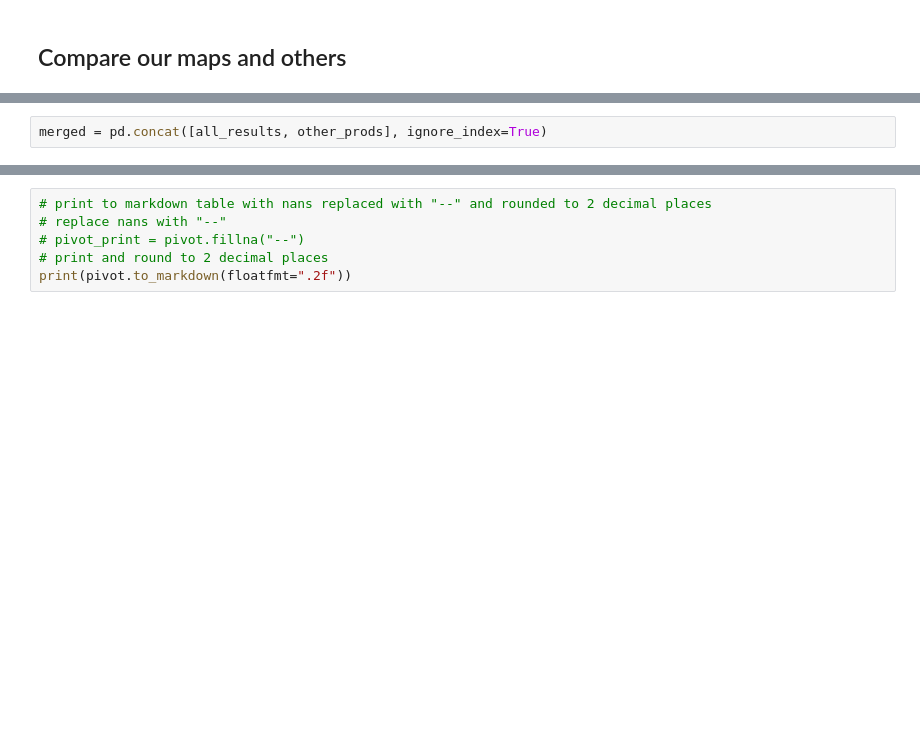
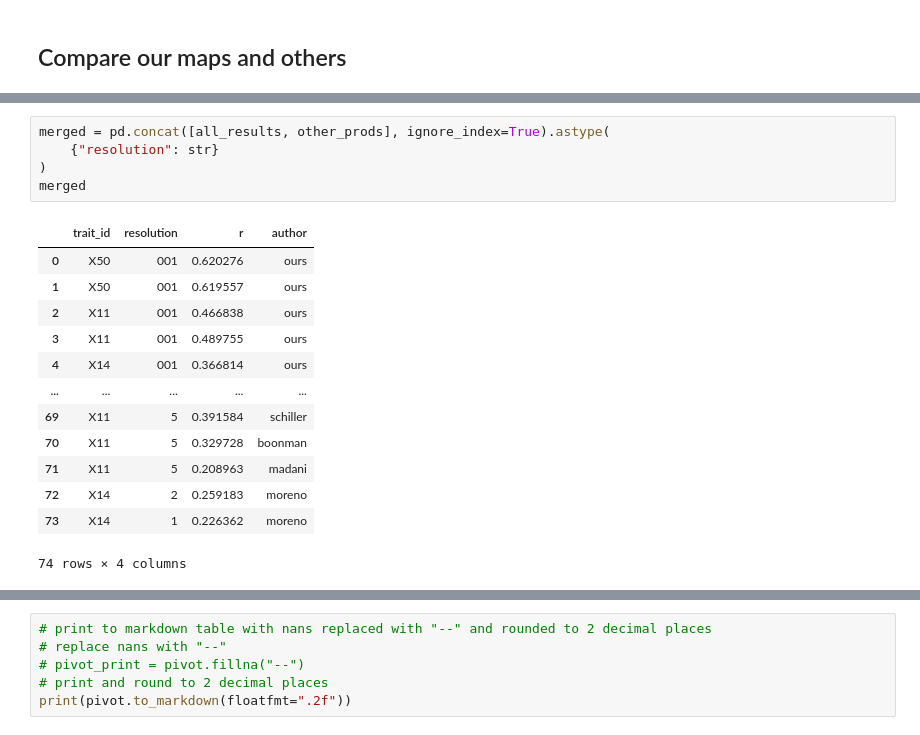
Before and after one commit to GeoSense-Freiburg/cit-sci-traits, a Jupyter notebook: notebooks/2-1_model_analysis/2-1-3_product-comparison.ipynb, the cells around one changed output, grey strips where cells are left out. Drawn from its saved outputs; the diff is of its cells as text; blank space fills up the shorter version.

```diff
--- a/notebooks/2-1_model_analysis/2-1-3_product-comparison.ipynb
+++ b/notebooks/2-1_model_analysis/2-1-3_product-comparison.ipynb
@@ -172,2 +197,19 @@ other_prods = pd.read_csv("results/product_comparison.csv").astype(
 # %%
-merged = pd.concat([all_results, other_prods], ignore_index=True)
+merged = pd.concat([all_results, other_prods], ignore_index=True).astype(
+    {"resolution": str}
+)
+merged
+# %% [output]
+|  | trait_id | resolution | r | author |
+| 0 | X50 | 001 | 0.620276 | ours |
+| 1 | X50 | 001 | 0.619557 | ours |
+| 2 | X11 | 001 | 0.466838 | ours |
+| 3 | X11 | 001 | 0.489755 | ours |
+| 4 | X14 | 001 | 0.366814 | ours |
+| ... | ... | ... | ... | ... |
+| 69 | X11 | 5 | 0.391584 | schiller |
+| 70 | X11 | 5 | 0.329728 | boonman |
+| 71 | X11 | 5 | 0.208963 | madani |
+| 72 | X14 | 2 | 0.259183 | moreno |
+| 73 | X14 | 1 | 0.226362 | moreno |
+74 rows × 4 columns
```
Also changed, not shown: parts of 5 cells of this notebook, 2 other files.
